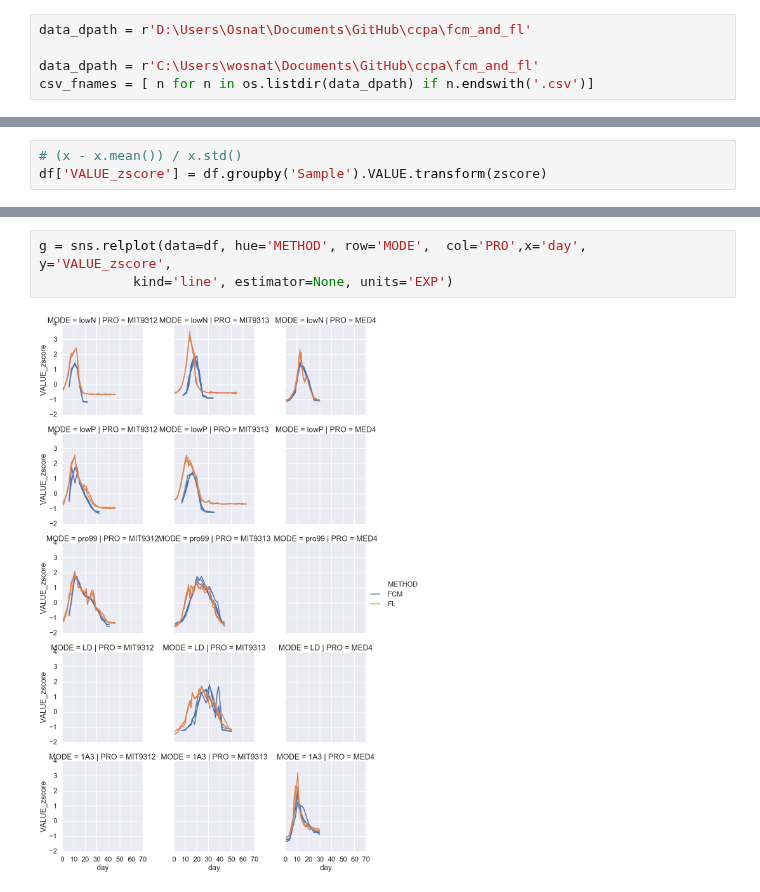
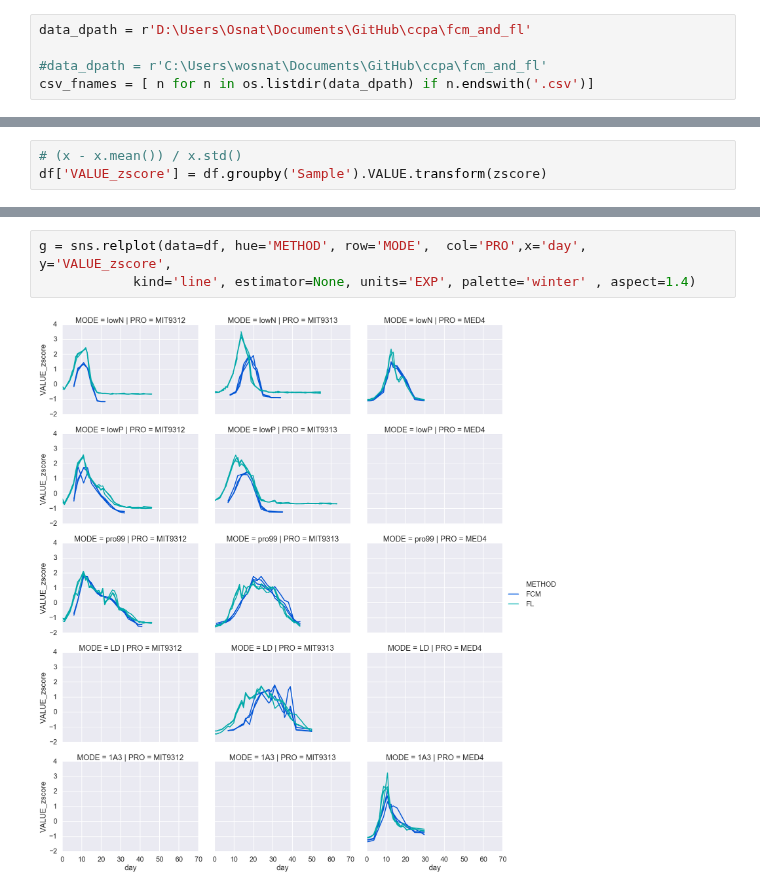
Before and after one commit to wosnat/ccpa, a Jupyter notebook: ccpa_fcm_fl.ipynb, the cells around one changed output, grey strips where cells are left out. Saved outputs shown, nothing was run; the diff lists cells and outputs as text.

```diff
--- a/ccpa_fcm_fl.ipynb
+++ b/ccpa_fcm_fl.ipynb
@@ -37,7 +34,7 @@ aedge='orange'
 # %%
 data_dpath = r'D:\Users\Osnat\Documents\GitHub\ccpa\fcm_and_fl'
 
-data_dpath = r'C:\Users\wosnat\Documents\GitHub\ccpa\fcm_and_fl'
+#data_dpath = r'C:\Users\wosnat\Documents\GitHub\ccpa\fcm_and_fl'
 csv_fnames = [ n for n in os.listdir(data_dpath) if n.endswith('.csv')]
 # %%
 def _load_fcm_fl_csv(data_dpath, fname):
@@ -212,6 +209,6 @@ df.head()
 | 5 | 15.0 | 5.294342e+07 | 9312_lowN_1 | FCM | MIT9312 | N/A | 9312 lowN_FCM1 | lowN | MIT9312, N/A | 0.167816 |
 # %%
 g = sns.relplot(data=df, hue='METHOD', row='MODE',  col='PRO',x='day', y='VALUE_zscore',
-            kind='line', estimator=None, units='EXP')
+            kind='line', estimator=None, units='EXP', palette='winter' , aspect=1.4)
 # %% [output]
-[figure, old version]
+[figure, new version]
```
Also changed, not shown: parts of 2 cells of this notebook.
